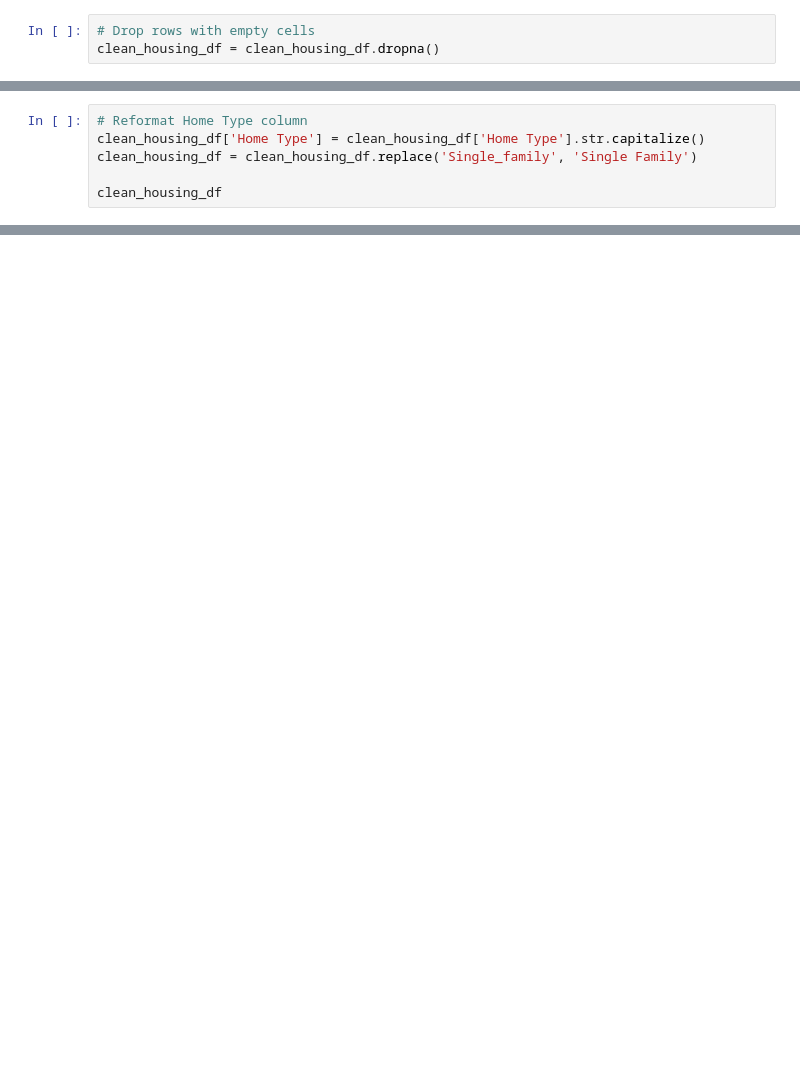
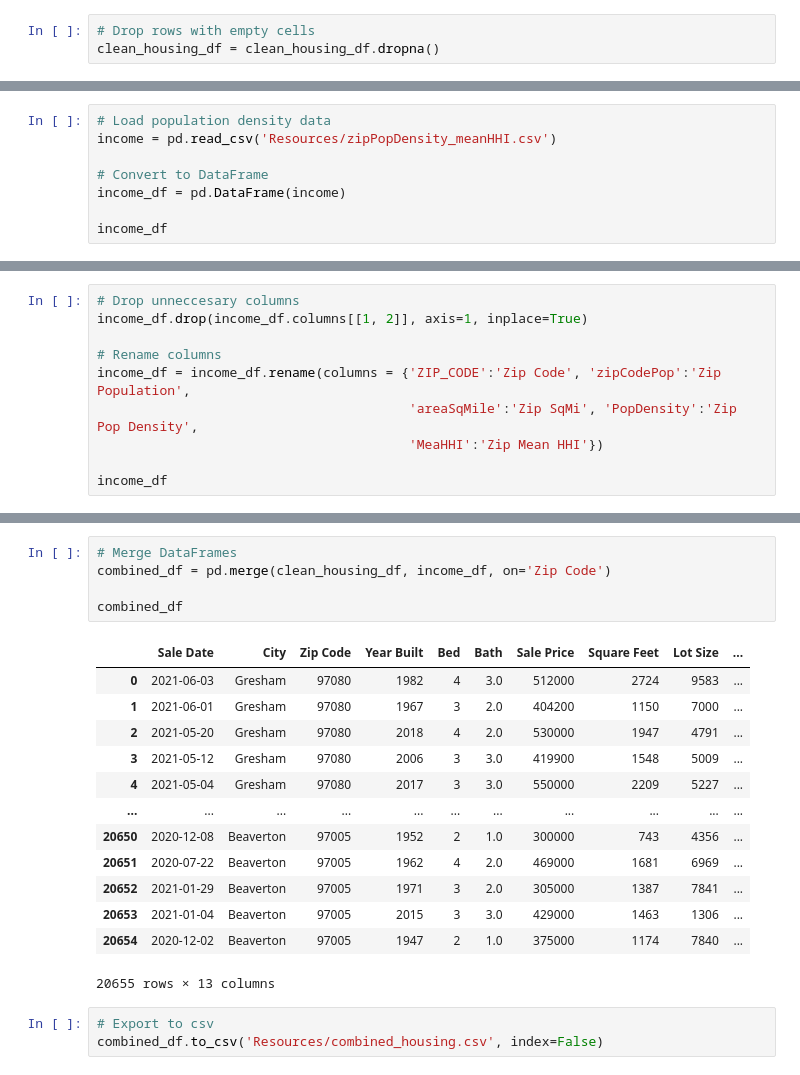
Before and after one commit to chrissnead/Home_Value_Analysis, a Jupyter notebook: Portland_House_Sales.ipynb, the cells around one changed output, grey strips where cells are left out. Cells and saved outputs as stored; diff of their text form; blank space fills up the shorter version.

```diff
--- a/Portland_House_Sales.ipynb
+++ b/Portland_House_Sales.ipynb
@@ -196,7 +210 @@ Lot Size               int64
 dtype: object
-# %%
-# Reformat Home Type column
-clean_housing_df['Home Type'] = clean_housing_df['Home Type'].str.capitalize()
-clean_housing_df = clean_housing_df.replace('Single_family', 'Single Family')
-
-clean_housing_df
@@ -216,0 +211,8 @@ clean_housing_df
+# %%
+# Load population density data
+income = pd.read_csv('Resources/zipPopDensity_meanHHI.csv')
+
+# Convert to DataFrame
+income_df = pd.DataFrame(income)
+
+income_df
@@ -216,0 +233,10 @@ clean_housing_df
+# %%
+# Drop unneccesary columns
+income_df.drop(income_df.columns[[1, 2]], axis=1, inplace=True)
+
+# Rename columns
+income_df = income_df.rename(columns = {'ZIP_CODE':'Zip Code', 'zipCodePop':'Zip Population',
+                                        'areaSqMile':'Zip SqMi', 'PopDensity':'Zip Pop Density',
+                                        'MeaHHI':'Zip Mean HHI'})
+
+income_df
@@ -216,0 +257,22 @@ clean_housing_df
+# %%
+# Merge DataFrames
+combined_df = pd.merge(clean_housing_df, income_df, on='Zip Code')
+
+combined_df
+# %% [output]
+|  | Sale Date | City | Zip Code | Year Built | Bed | Bath | Sale Price | Square Feet | Lot Size | ... |
+| 0 | 2021-06-03 | Gresham | 97080 | 1982 | 4 | 3.0 | 512000 | 2724 | 9583 | ... |
+| 1 | 2021-06-01 | Gresham | 97080 | 1967 | 3 | 2.0 | 404200 | 1150 | 7000 | ... |
+| 2 | 2021-05-20 | Gresham | 97080 | 2018 | 4 | 2.0 | 530000 | 1947 | 4791 | ... |
+| 3 | 2021-05-12 | Gresham | 97080 | 2006 | 3 | 3.0 | 419900 | 1548 | 5009 | ... |
+| 4 | 2021-05-04 | Gresham | 97080 | 2017 | 3 | 3.0 | 550000 | 2209 | 5227 | ... |
+| ... | ... | ... | ... | ... | ... | ... | ... | ... | ... | ... |
+| 20650 | 2020-12-08 | Beaverton | 97005 | 1952 | 2 | 1.0 | 300000 | 743 | 4356 | ... |
+| 20651 | 2020-07-22 | Beaverton | 97005 | 1962 | 4 | 2.0 | 469000 | 1681 | 6969 | ... |
+| 20652 | 2021-01-29 | Beaverton | 97005 | 1971 | 3 | 2.0 | 305000 | 1387 | 7841 | ... |
+| 20653 | 2021-01-04 | Beaverton | 97005 | 2015 | 3 | 3.0 | 429000 | 1463 | 1306 | ... |
+| 20654 | 2020-12-02 | Beaverton | 97005 | 1947 | 2 | 1.0 | 375000 | 1174 | 7840 | ... |
+20655 rows × 13 columns
+# %%
+# Export to csv
+combined_df.to_csv('Resources/combined_housing.csv', index=False)
```
Also changed, not shown: parts of 12 cells of this notebook.
